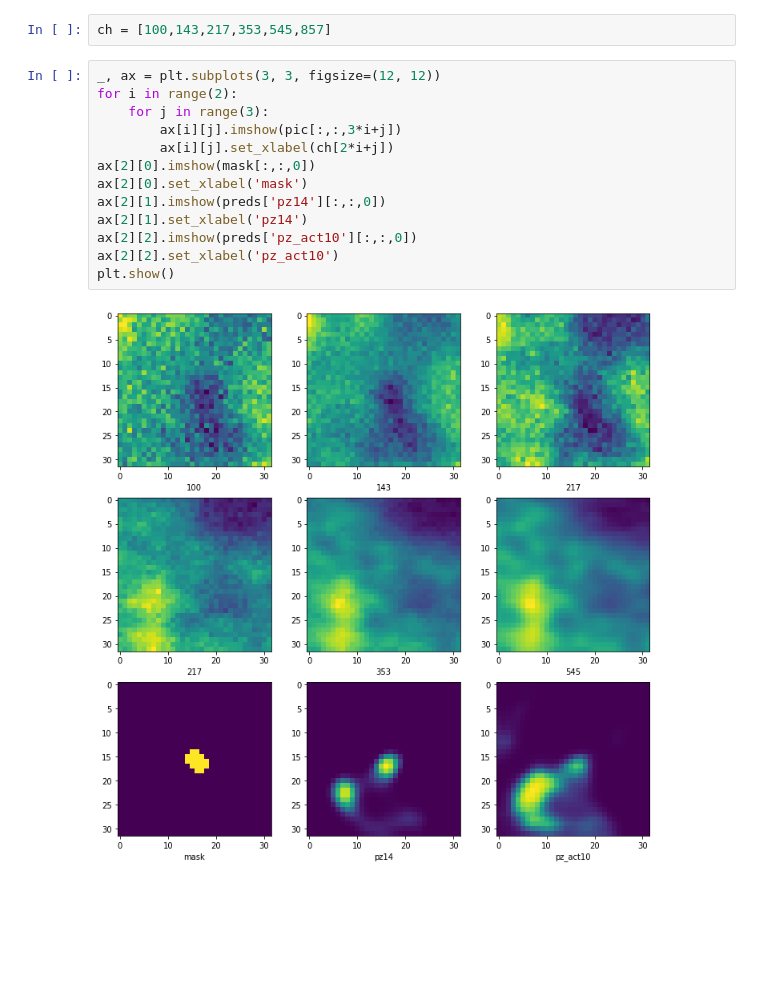
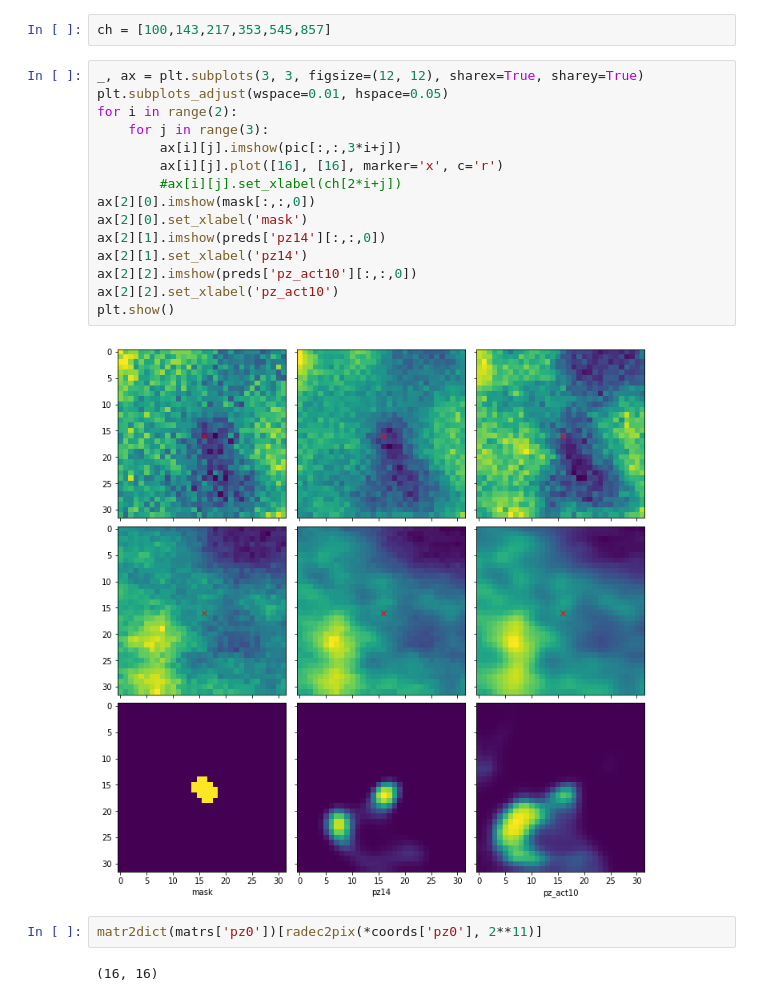
Before and after one commit to rt2122/data-segmentation-2, a Jupyter notebook: visualizations/draw_4_clusters.ipynb, the cells around one changed output. Drawn from its saved outputs; the diff is of its cells as text; blank space fills up the shorter version.

```diff
--- a/visualizations/draw_4_clusters.ipynb
+++ b/visualizations/draw_4_clusters.ipynb
@@ -160,17 +160,23 @@ pic.shape, mask.shape
 # %%
 ch = [100,143,217,353,545,857]
 # %%
-_, ax = plt.subplots(3, 3, figsize=(12, 12))
+_, ax = plt.subplots(3, 3, figsize=(12, 12), sharex=True, sharey=True)
+plt.subplots_adjust(wspace=0.01, hspace=0.05)
 for i in range(2):
     for j in range(3):
         ax[i][j].imshow(pic[:,:,3*i+j])
-        ax[i][j].set_xlabel(ch[2*i+j])
+        ax[i][j].plot([16], [16], marker='x', c='r')
+        #ax[i][j].set_xlabel(ch[2*i+j])
 ax[2][0].imshow(mask[:,:,0])
 ax[2][0].set_xlabel('mask')
 ax[2][1].imshow(preds['pz14'][:,:,0])
 ax[2][1].set_xlabel('pz14')
 ax[2][2].imshow(preds['pz_act10'][:,:,0])
 ax[2][2].set_xlabel('pz_act10')
 plt.show()
 # %% [output]
-[figure, old version]
+[figure, new version]
+# %%
+matr2dict(matrs['pz0'])[radec2pix(*coords['pz0'], 2**11)]
+# %% [output]
+(16, 16)
```
Also changed, not shown: 1 other file.
